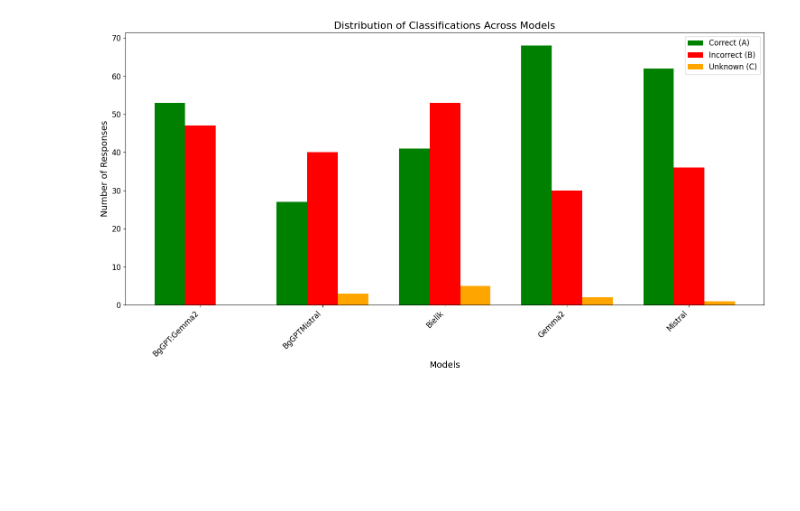
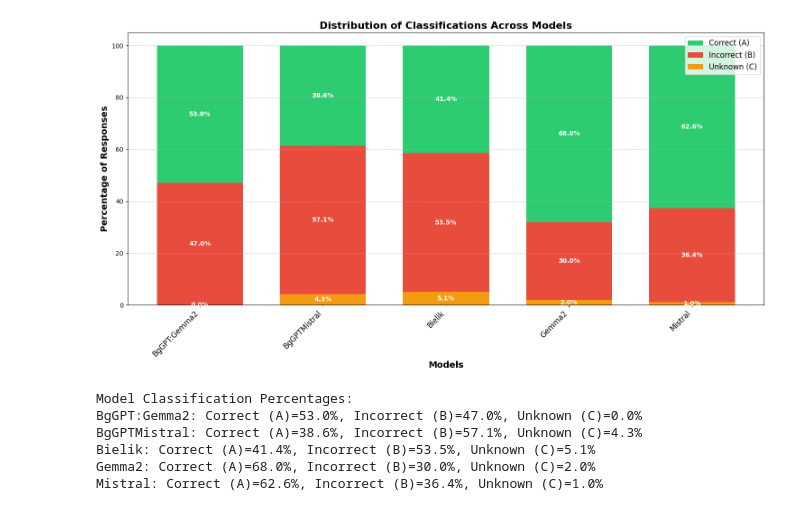
Before and after one commit to margaritaradeva/GroupPr, a Jupyter notebook: evaluation/classification_allmodels.ipynb, the cells around one changed output. Saved outputs shown, nothing was run; the diff lists cells and outputs as text; code cells hidden in the pictures; blank space fills up the shorter version.

Commit message:
added the visualisations that are better

```diff
--- a/evaluation/classification_allmodels.ipynb
+++ b/evaluation/classification_allmodels.ipynb
@@ -165,54 +1,71 @@ Name: Classification, dtype: int64
 # %%
+
 import pandas as pd
 import matplotlib.pyplot as plt
+import numpy as np
+
 models = {
     'BgGPT:Gemma2': "../data/output_evaluation/bg/triviaqaSimpleQA-BGGEMMA2-llm.csv",
     'BgGPTMistral': "../data/output_evaluation/bg/triviaqaSimpleQA-Mistral.csv",
     'Bielik': "../data/output_evaluation/pl/trivia_answers_polish_bielik_cleaned_NEW.csv",
     'Gemma2': "../data/output_evaluation/en/trivia_answers_english_gemma_NEW.csv",
     'Mistral': "../data/output_evaluation/en/trivia_answers_english_mistral_cleaned_NEW.csv",
 }
 
 plt.figure(figsize=(15, 8))
 
-
 classification_data = {'A': [], 'B': [], 'C': []}
 
 for model_name, file_path in models.items():
+    df = pd.read_csv(file_path)
+    mapped_counts = df['Classification'].value_counts(normalize=True) * 100
 
-    df = pd.read_csv(file_path)
+    classifications = ['A', 'B', 'C']
+    for classification in classifications:
+        classification_data[classification].append(mapped_counts.get(classification, 0))
 
+a_percentages = np.array(classification_data['A'])
+b_percentages = np.array(classification_data['B'])
+c_percentages = np.array(classification_data['C'])
 
-    df['Mapped Classification'] = df['Classification'].map({
-        'Correct': 'A',
-        'Incorrect': 'B',
-        'Partially Correct': 'C'
-    })
+x = np.arange(len(models))
+width = 0.7
 
+plt.bar(x, a_percentages, width, label='Correct (A)', color='#2ecc71', bottom=b_percentages+c_percentages)
+plt.bar(x, b_percentages, width, label='Incorrect (B)', color='#e74c3c', bottom=c_percentages)
+plt.bar(x, c_percentages, width, label='Unknown (C)', color='#f39c12')
 
-    distribution = df['Classification'].value_counts()
+plt.xlabel('Models', fontsize=14, fontweight='bold')
+plt.ylabel('Percentage of Responses', fontsize=14, fontweight='bold')
+plt.title('Distribution of Classifications Across Models', fontsize=16, fontweight='bold')
+plt.xticks(x, models.keys(), rotation=45, ha='right', fontsize=12)
+plt.legend(fontsize=12, loc='upper right', bbox_to_anchor=(1, 1))
 
+for i in range(len(models)):
+    total_height = a_percentages[i] + b_percentages[i] + c_percentages[i]
 
-    for classification in ['A', 'B', 'C']:
-        classification_data[classification].append(distribution.get(classification, 0))
-
-
-x = range(len(models))
-
-width = 0.25
-
-plt.bar([i - width for i in x], classification_data['A'], width, label='Correct (A)', color='green')
-plt.bar(x, classification_data['B'], width, label='Incorrect (B)', color='red')
-plt.bar([i + width for i in x], classification_data['C'], width, label='Unknown (C)', color='orange')
-
-plt.xlabel('Models', fontsize=14)
-plt.ylabel('Number of Responses', fontsize=14)
-plt.title('Distribution of Classifications Across Models', fontsize=16)
-plt.xticks(x, models.keys(), rotation=45, ha='right', fontsize=12)
-plt.yticks(fontsize=12)
-plt.legend(fontsize=12)
+    plt.text(i, c_percentages[i]/2, f'{c_percentages[i]:.1f}%',
+             ha='center', va='center', fontsize=10, color='white', fontweight='bold')
+    plt.text(i, c_percentages[i] + b_percentages[i]/2, f'{b_percentages[i]:.1f}%',
+             ha='center', va='center', fontsize=10, color='white', fontweight='bold')
+    plt.text(i, c_percentages[i] + b_percentages[i] + a_percentages[i]/2, f'{a_percentages[i]:.1f}%',
+             ha='center', va='center', fontsize=10, color='white', fontweight='bold')
 
 plt.tight_layout()
+plt.grid(axis='y', linestyle='--', alpha=0.7)
 plt.show()
+
+print("Model Classification Percentages:")
+for model_name, classifications in zip(models.keys(), zip(
+    classification_data['A'],
+    classification_data['B'],
+    classification_data['C'])):
+    print(f"{model_name}: Correct (A)={classifications[0]:.1f}%, Incorrect (B)={classifications[1]:.1f}%, Unknown (C)={classifications[2]:.1f}%")
 # %% [output]
-[figure, old version]
+[figure, new version]
+Model Classification Percentages:
+BgGPT:Gemma2: Correct (A)=53.0%, Incorrect (B)=47.0%, Unknown (C)=0.0%
+BgGPTMistral: Correct (A)=38.6%, Incorrect (B)=57.1%, Unknown (C)=4.3%
+Bielik: Correct (A)=41.4%, Incorrect (B)=53.5%, Unknown (C)=5.1%
+Gemma2: Correct (A)=68.0%, Incorrect (B)=30.0%, Unknown (C)=2.0%
+Mistral: Correct (A)=62.6%, Incorrect (B)=36.4%, Unknown (C)=1.0%
```
Also changed, not shown: parts of 6 cells of this notebook.
